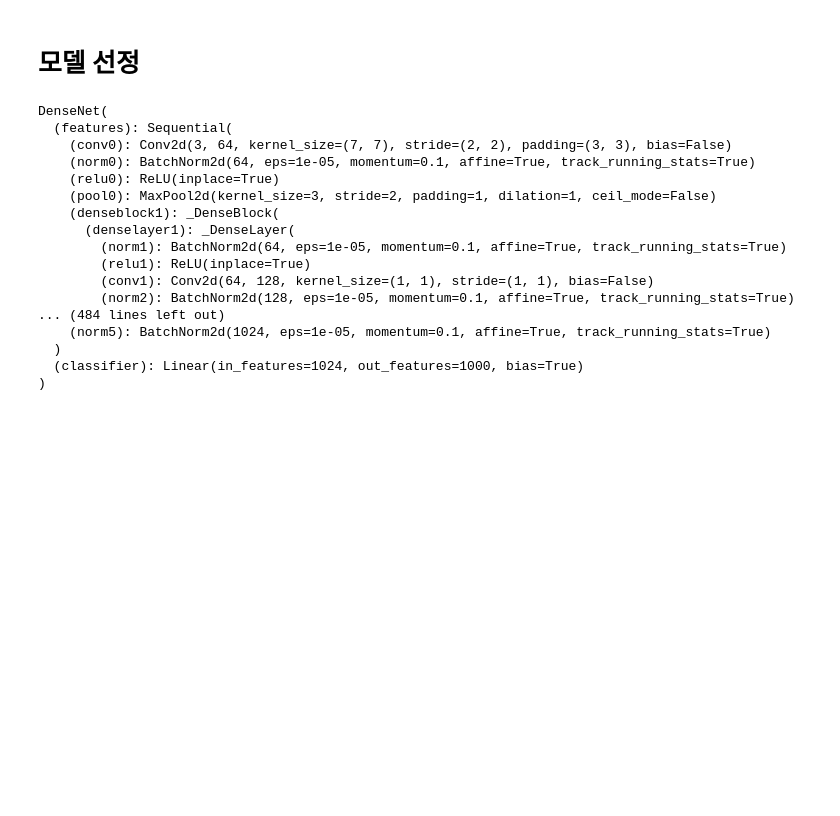
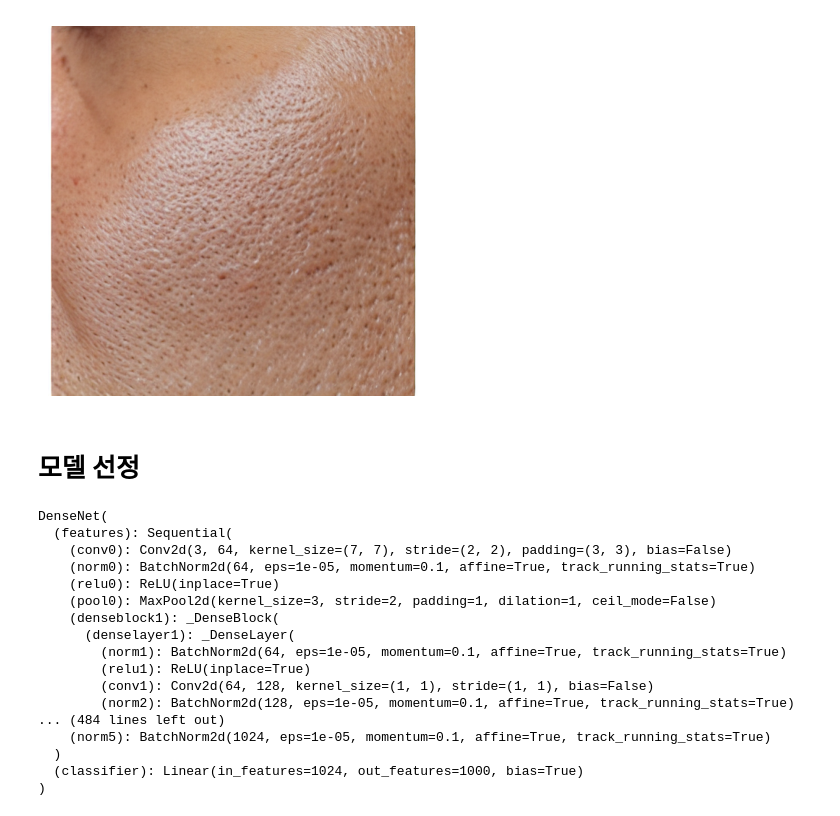
Before and after one commit to Duhoon/dl-trouble-detection, a Jupyter notebook: main.ipynb, the cells around one changed output. Cells and saved outputs as stored; diff of their text form; code cells hidden in the pictures; blank space fills up the shorter version.

```diff
--- a/main.ipynb
+++ b/main.ipynb
@@ -108,3 +125,12 @@ plt.subplot()
+# %%
+toImg = transforms.ToPILImage()
+
+img, label = dataset_valid[100 * 3]
+plt.imshow( toImg(img))
+plt.axis('off')
+plt.show()
+# %% [output]
+[figure, added]
 # %% [markdown]
 # 모델 선정
 # %%
```
Also changed, not shown: parts of 12 cells of this notebook, 1 other file.
